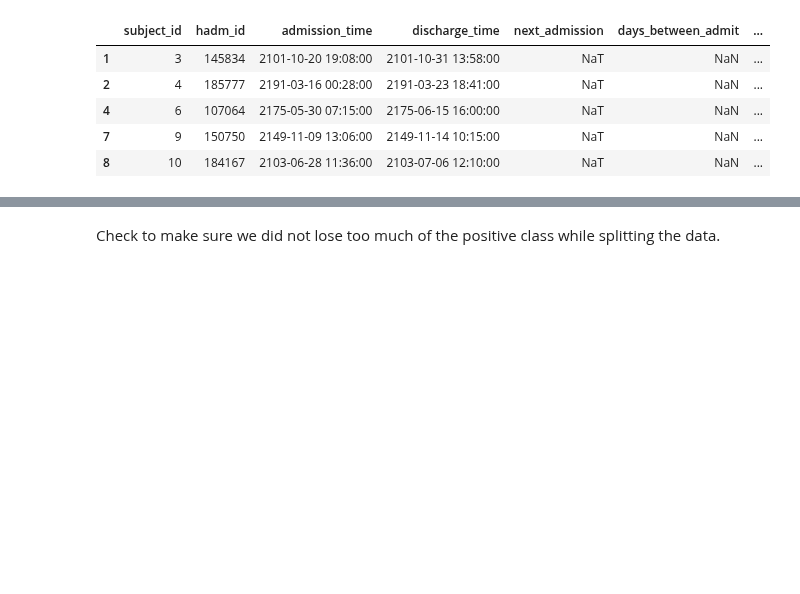
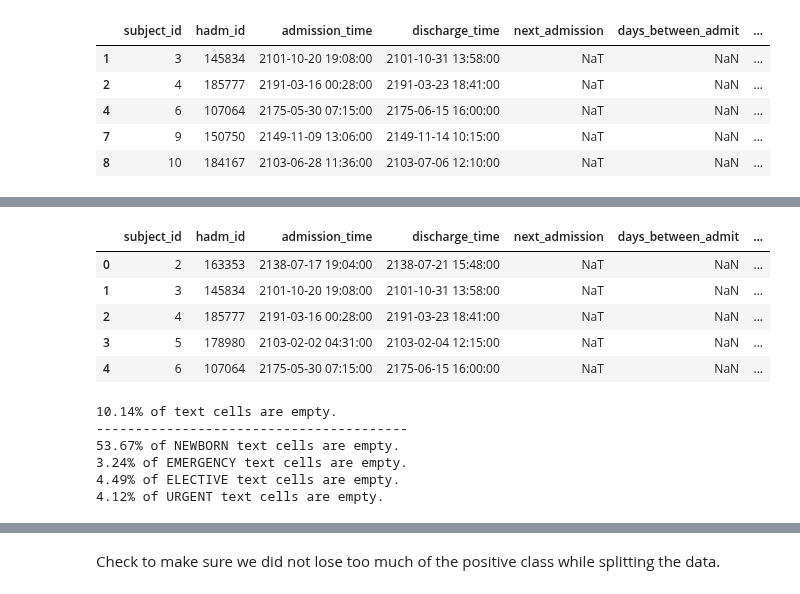
Before and after one commit to TheeChris/springboard, a Jupyter notebook: Capstone_2/notebooks/0.1-TheeChris-DataPrep.ipynb, the cells around one changed output, grey strips where cells are left out. Cells and saved outputs as stored; diff of their text form; code cells hidden in the pictures; blank space fills up the shorter version.

```diff
--- a/Capstone_2/notebooks/0.1-TheeChris-DataPrep.ipynb
+++ b/Capstone_2/notebooks/0.1-TheeChris-DataPrep.ipynb
@@ -210,0 +220,6 @@ Table('noteevents', MetaData(bind=None), Column('row_id', INTEGER(), table=<note
+# %%
+# create DataFrame
+nurse_discharge_df = pd.DataFrame.from_records(nurse_discharge_query,
+                                         columns=['subject_id','hadm_id','category','text'])
+print(nurse_discharge_df.shape)
+nurse_discharge_df.head(3)
@@ -210,0 +232,4 @@ Table('noteevents', MetaData(bind=None), Column('row_id', INTEGER(), table=<note
+# %%
+# drop duplicate notes
+nurse_discharge_df.drop_duplicates(subset='text', inplace=True)
+print(nurse_discharge_df.shape)
@@ -341,0 +406,9 @@ print('{:.2f}% of samples are in positive class'.format(pos_perc))
+# %%
+full_df.head()
+# %% [output]
+|  | subject_id | hadm_id | admission_time | discharge_time | next_admission | days_between_admit | ... |
+| 0 | 2 | 163353 | 2138-07-17 19:04:00 | 2138-07-21 15:48:00 | NaT | NaN | ... |
+| 1 | 3 | 145834 | 2101-10-20 19:08:00 | 2101-10-31 13:58:00 | NaT | NaN | ... |
+| 2 | 4 | 185777 | 2191-03-16 00:28:00 | 2191-03-23 18:41:00 | NaT | NaN | ... |
+| 3 | 5 | 178980 | 2103-02-02 04:31:00 | 2103-02-04 12:15:00 | NaT | NaN | ... |
+| 4 | 6 | 107064 | 2175-05-30 07:15:00 | 2175-06-15 16:00:00 | NaT | NaN | ... |
@@ -341,0 +417,14 @@ print('{:.2f}% of samples are in positive class'.format(pos_perc))
+# %%
+perc_missing = full_df.text.isna().sum() / len(full_df) * 100
+print('{:.2f}% of text cells are empty.'.format(perc_missing))
+print('-'*40)
+for adm_type in full_df.admission_type.unique():
+    txt_missing = full_df[full_df.admission_type == adm_type].text.isna().sum() / len(full_df[full_df.admission_type == adm_type]) * 100
+    print('{:.2f}% of {} text cells are empty.'.format(txt_missing, adm_typepe))
+# %% [output]
+10.14% of text cells are empty.
+----------------------------------------
+53.67% of NEWBORN text cells are empty.
+3.24% of EMERGENCY text cells are empty.
+4.49% of ELECTIVE text cells are empty.
+4.12% of URGENT text cells are empty.
```
Also changed, not shown: parts of 26 cells of this notebook.
